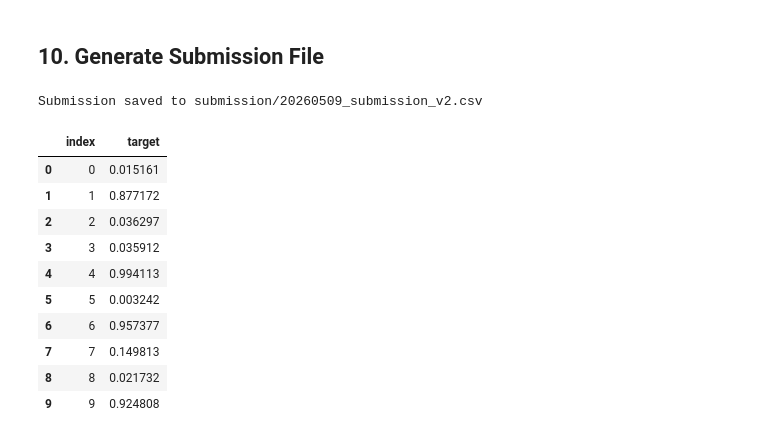
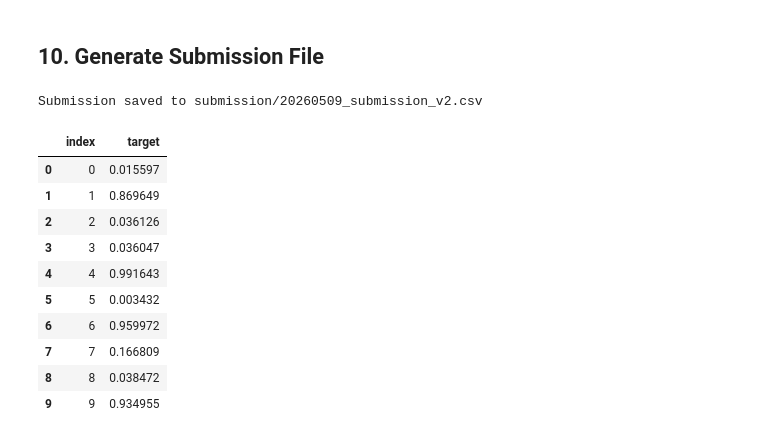
Before and after one commit to haunk/Twitter-Bot-account-prediction, a Jupyter notebook: twitter_bot_detection.ipynb, the cells around one changed output. Cells and saved outputs as stored; diff of their text form; code cells hidden in the pictures.

```diff
--- a/twitter_bot_detection.ipynb
+++ b/twitter_bot_detection.ipynb
@@ -262,9 +249,11 @@ train_fe['lang_encoded'] = le.transform(train_fe['lang_clean'])
 test_fe['lang_encoded']  = le.transform(test_fe['lang_clean'])
 
 # ---- Final feature list (drop non-numeric / id columns) ----
-DROP_COLS = ['created_at', 'description', 'lang', 'lang_clean',
-             'location', 'profile_background_image_url',
-             'profile_image_url', 'screen_name', 'id', 'target']
+DROP_COLS = [
+    'created_at', 'description', 'lang', 'lang_clean', 'location',
+    'profile_background_image_url', 'profile_image_url',
+    'screen_name', 'id', 'target'
+]
 
 FEATURE_COLS = [c for c in train_fe.columns if c not in DROP_COLS]
 
@@ -449,23 +484,17 @@ XGBoost  OOF R²:  0.6186
 # %%
-# ── Ensemble: Average predictions from both models ───────────────────────────
-# Instead of trusting one model, we average both predictions
-# This reduces variance and generally improves AUC on unseen data
-ensemble_oof   = (lgb_oof   + xgb_oof)   / 2  # averaged OOF predictions on train data
-ensemble_preds = (lgb_preds + xgb_preds) / 2  # averaged predictions on test data (for submission)
+# 3-model ensemble
+ensemble_oof   = (lgb_oof   + xgb_oof   + cat_oof)   / 3
+ensemble_preds = (lgb_preds + xgb_preds + cat_preds) / 3
 
-# ── Evaluate Ensemble Performance ────────────────────────────────────────────
-ensemble_auc = roc_auc_score(y, ensemble_oof)  # AUC of the combined model
-ensemble_r2  = r2_score(y, ensemble_oof)       # R² of the combined model
+ensemble_auc = roc_auc_score(y, ensemble_oof)
+ensemble_r2  = r2_score(y, ensemble_oof)
 
-print(f'Ensemble OOF AUC: {ensemble_auc:.4f}')
-print(f'Ensemble OOF R²:  {ensemble_r2:.4f}')
-
-# ── Summary Table: Compare all models ────────────────────────────────────────
 print('\n--- Model Comparison ---')
 print(f'{"Model":<20} {"AUC":>8} {"R²":>8}')
 print('-' * 38)
 print(f'{"Baseline (LogReg)":<20} {baseline_scores.mean():>8.4f} {baseline_r2.mean():>8.4f}')
 print(f'{"LightGBM":<20} {lgb_cv_auc:>8.4f} {lgb_cv_r2:>8.4f}')
 print(f'{"XGBoost":<20} {xgb_cv_auc:>8.4f} {xgb_cv_r2:>8.4f}')
-print(f'{"Ensemble (avg)":<20} {ensemble_auc:>8.4f} {ensemble_r2:>8.4f}')
+print(f'{"CatBoost":<20} {cat_cv_auc:>8.4f} {cat_cv_r2:>8.4f}')
+print(f'{"Ensemble (3 models)":<20} {ensemble_auc:>8.4f} {ensemble_r2:>8.4f}')
 # %% [output]
@@ -567,39 +604,39 @@ plt.show()
 # %%
 import os
 from datetime import datetime
 
 # ── Create submission folder if it doesn't exist ─────────────────────────────
 os.makedirs('submission', exist_ok=True)  # won't crash if folder already exists
 
 # ── Get today's date ──────────────────────────────────────────────────────────
 today = datetime.today().strftime('%Y%m%d')  # e.g. 20260509
 
 # ── Auto-increment version based on existing files in submission folder ───────
-version = 1
+version = 2
 while os.path.exists(f'submission/{today}_submission_v{version}.csv'):
     version += 1  # keep incrementing until filename doesn't exist yet
 
 filename = f'submission/{today}_submission_v{version}.csv'  # e.g. submission/20260509_submission_v1.csv
 
 # ── Create and save submission ────────────────────────────────────────────────
 submission = pd.DataFrame({
     'index':  test_fe['index'],
     'target': ensemble_preds
 })
 
 submission.to_csv(filename, index=False)
 print(f'Submission saved to {filename}')
 submission.head(10)
 # %% [output]
 Submission saved to submission/20260509_submission_v2.csv
 |  | index | target |
-| 0 | 0 | 0.015161 |
-| 1 | 1 | 0.877172 |
-| 2 | 2 | 0.036297 |
-| 3 | 3 | 0.035912 |
-| 4 | 4 | 0.994113 |
-| 5 | 5 | 0.003242 |
-| 6 | 6 | 0.957377 |
-| 7 | 7 | 0.149813 |
-| 8 | 8 | 0.021732 |
-| 9 | 9 | 0.924808 |
+| 0 | 0 | 0.015597 |
+| 1 | 1 | 0.869649 |
+| 2 | 2 | 0.036126 |
+| 3 | 3 | 0.036047 |
+| 4 | 4 | 0.991643 |
+| 5 | 5 | 0.003432 |
+| 6 | 6 | 0.959972 |
+| 7 | 7 | 0.166809 |
+| 8 | 8 | 0.038472 |
+| 9 | 9 | 0.934955 |
```
Also changed, not shown: parts of 18 cells of this notebook.
